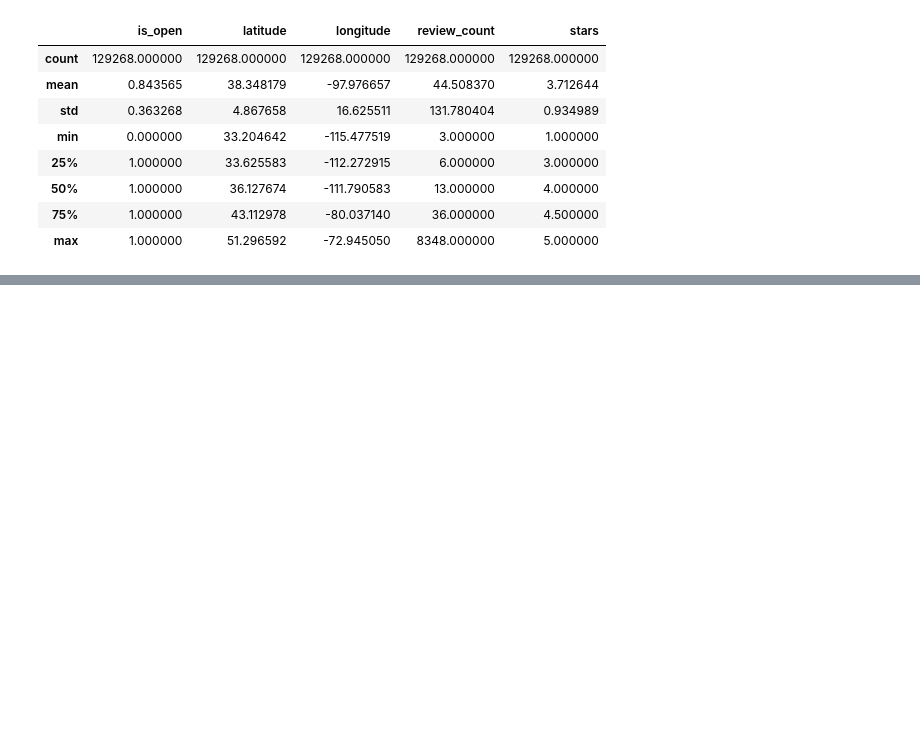
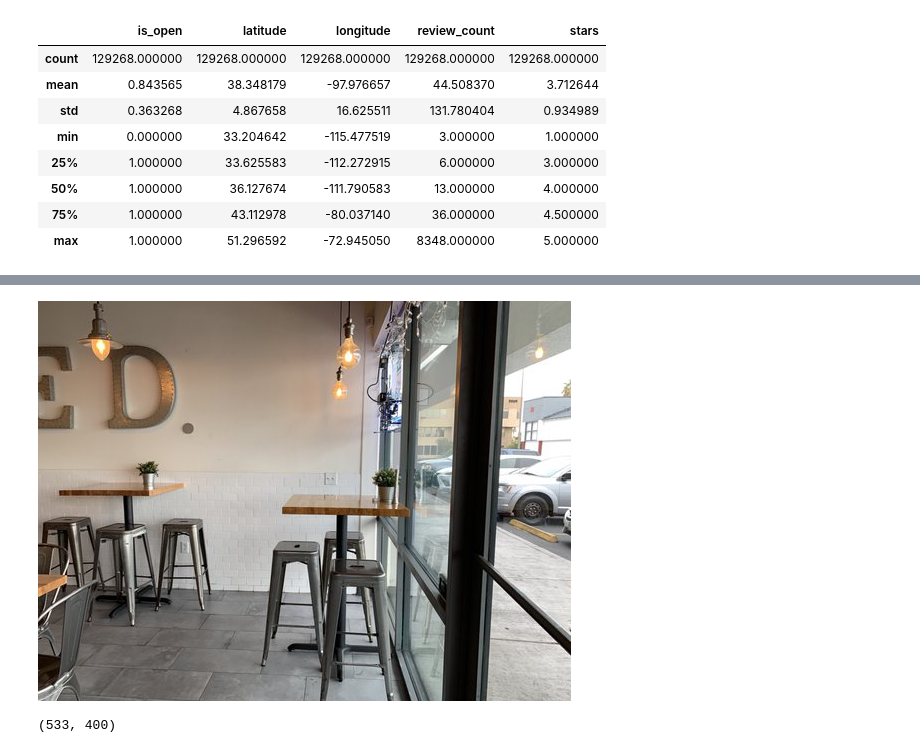
Before and after one commit to ck-unifr/yelp_dataset_challenge, a Jupyter notebook: notebooks/predict_star_ratings_with_photos.ipynb, the cells around one changed output, grey strips where cells are left out. Drawn from its saved outputs; the diff is of its cells as text; code cells hidden in the pictures; blank space fills up the shorter version.

```diff
--- a/notebooks/predict_star_ratings_with_photos.ipynb
+++ b/notebooks/predict_star_ratings_with_photos.ipynb
@@ -38,0 +94,10 @@ df_business.describe()
+# %%
+im = Image.open('../../data/yelp_photos/photos/{}.jpg'.format(df_merged_new['photo_id'].values[1]))
+# %%
+im
+# %% [output]
+[figure, added]
+# %%
+im.size
+# %% [output]
+(533, 400)
```
Also changed, not shown: parts of 16 cells of this notebook.
